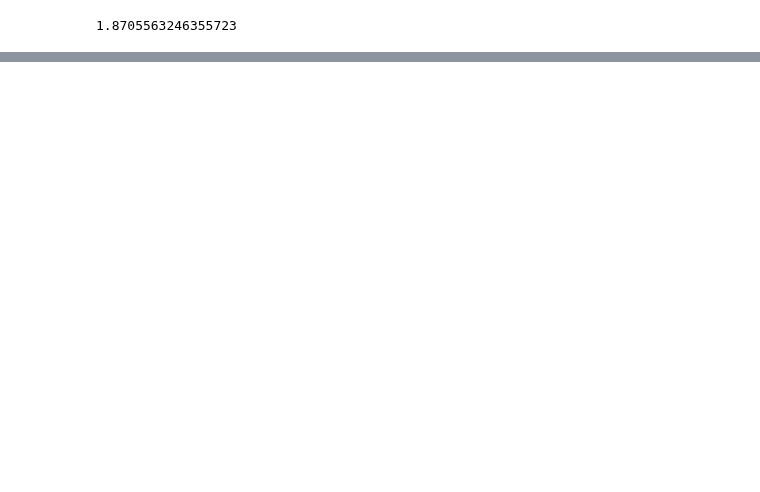
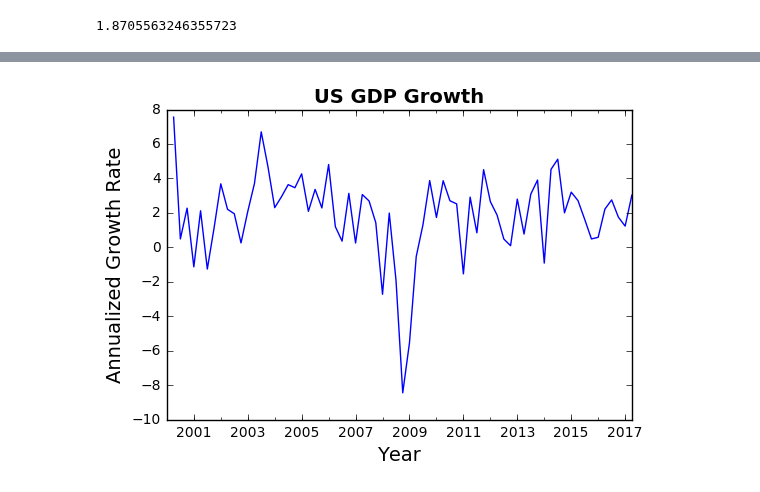
Before and after one commit to mwaugh0328/Data_Bootcamp_Fall_2017, a Jupyter notebook: data_bootcamp_1023/intro_matplotlib.ipynb, the cells around one changed output, grey strips where cells are left out. Drawn from its saved outputs; the diff is of its cells as text; code cells hidden in the pictures; blank space fills up the shorter version.

```diff
--- a/data_bootcamp_1023/intro_matplotlib.ipynb
+++ b/data_bootcamp_1023/intro_matplotlib.ipynb
@@ -49,0 +89,13 @@ First, the book talks through other approaches to using matplotlib. The approach
+# %%
+fig, ax = plt.subplots()
+
+usdata.gdp_growth.plot(ax = ax) # So this ploted gdp growth using the axes generated above....
+
+ax.set_title("US GDP Growth", fontsize = 14, fontweight = "bold") # Sets the title. Make it BIG so people understand
+                                                                  # what it is about...
+ax.set_ylabel("Annualized Growth Rate", fontsize = 14,)
+ax.set_xlabel("Year", fontsize = 14,)
+
+plt.show()
+# %% [output]
+[figure, added]
```
Also changed, not shown: parts of 26 cells of this notebook.
